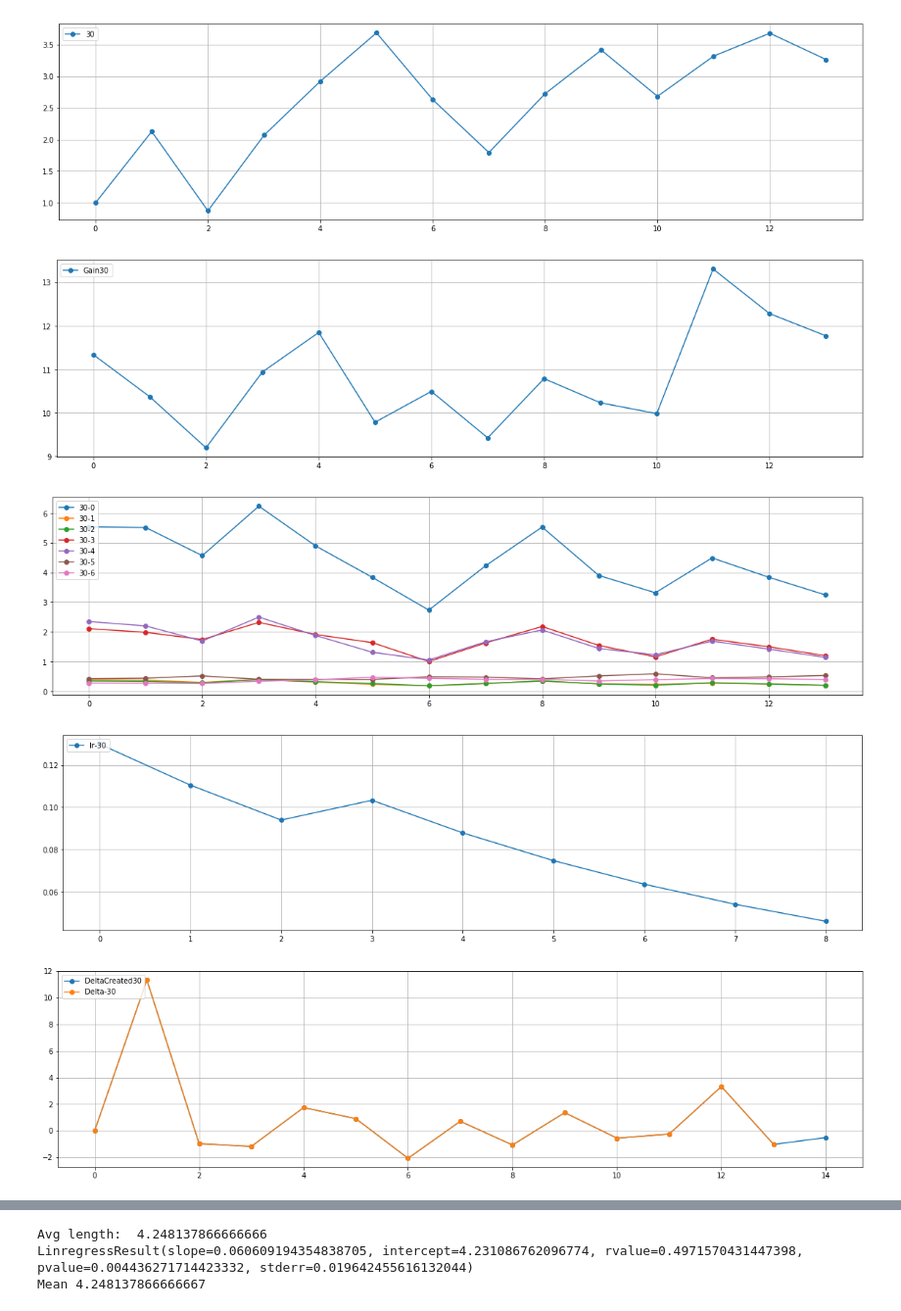
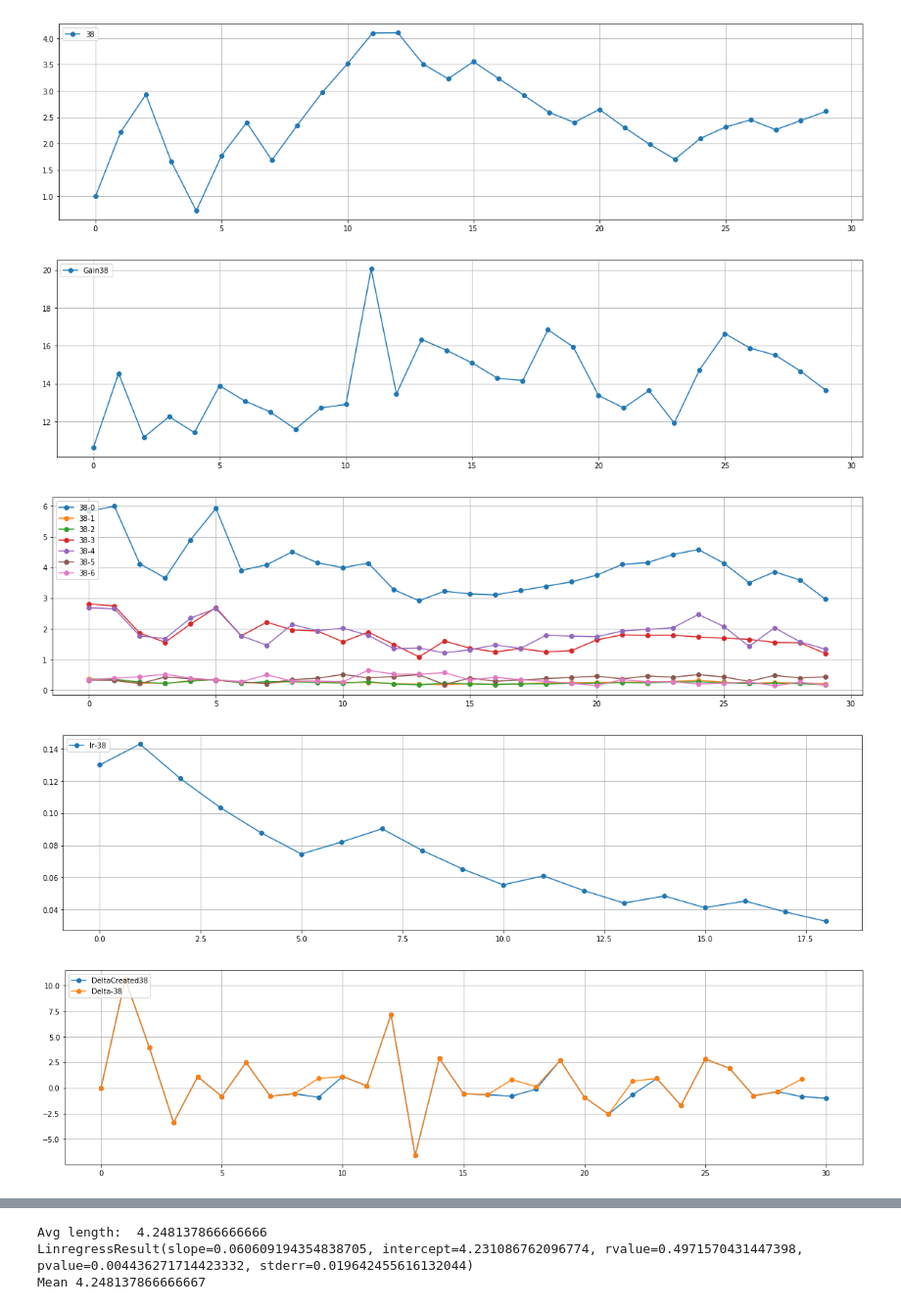
Before and after one commit to AndreeaStefan/SmartuistWrapper, a Jupyter notebook: evaluation/PlotResults.ipynb, the cells around one changed output, grey strips where cells are left out. Shown at 98% size. Drawn from its saved outputs; the diff is of its cells as text; code cells hidden in the pictures.

```diff
--- a/evaluation/PlotResults.ipynb
+++ b/evaluation/PlotResults.ipynb
@@ -94,7 +94,7 @@ def EffortPerBodyPartPerPlayer(p, results, batchSize):
 # player 9 = same as 8
 
 batchSize = 8
-players = [ 34]
+players = [ 38]
 path ="C:\\Users\\huber\\OneDrive\\Dokumenty\\thesis-hubert\\unity\\SmartuistWrapper\\tapResultParticipants.csv"
 pathA = "E:\\Andreea\\Projects\\Git\\SmartsuitWrapper\\SmartuistWrapper\\tapResultParticipants.csv"
 pathStats ="C:\\Users\\huber\\OneDrive\\Dokumenty\\thesis-hubert\\unity\\SmartuistWrapper\\tapResult.csv"
@@ -192,8 +192,8 @@ Player: 30 peak gain: 13.30725 at length: 3.318403
-[figure, old version]
+[figure, new version]
-[figure, old version]
+[figure, new version]
-[figure, old version]
+[figure, new version]
-[figure, old version]
+[figure, new version]
-[figure, old version]
+[figure, new version]
 # %%
 from scipy.interpolate import make_interp_spline, BSpline, pchip
 
```
Also changed, not shown: parts of 2 cells of this notebook, 6 other files.
